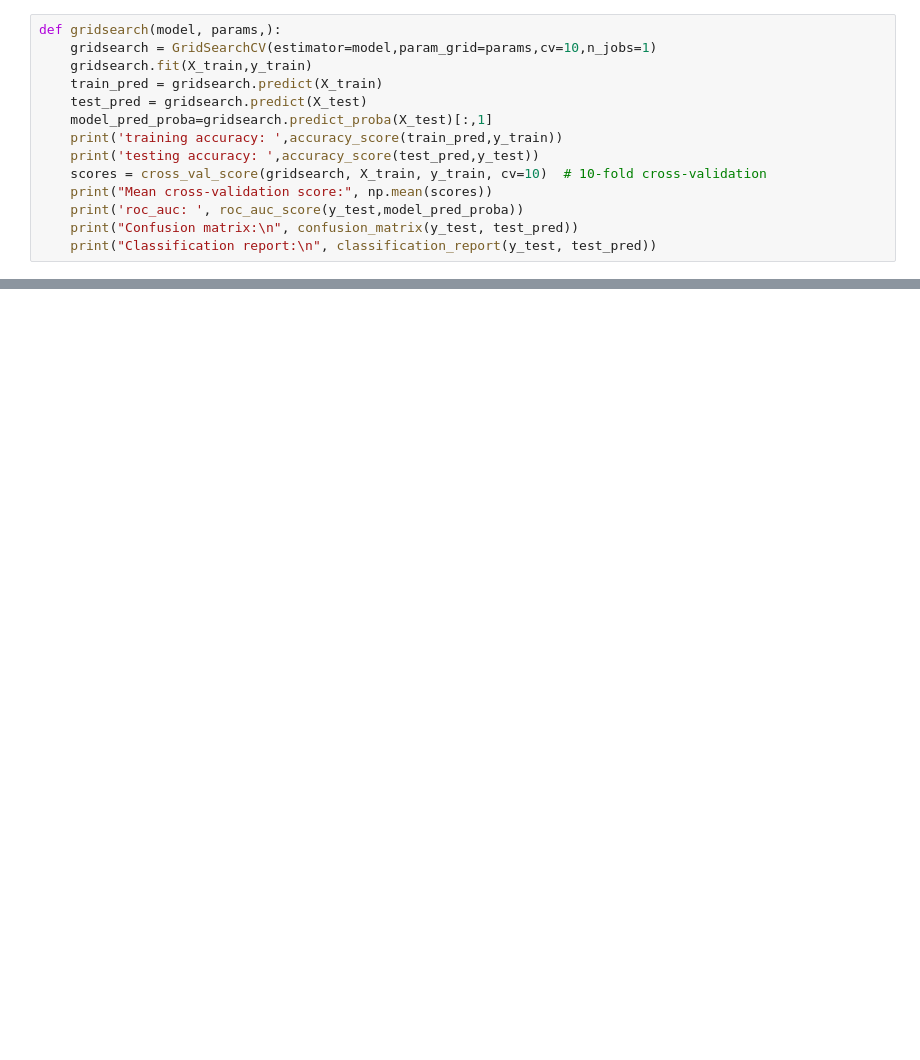
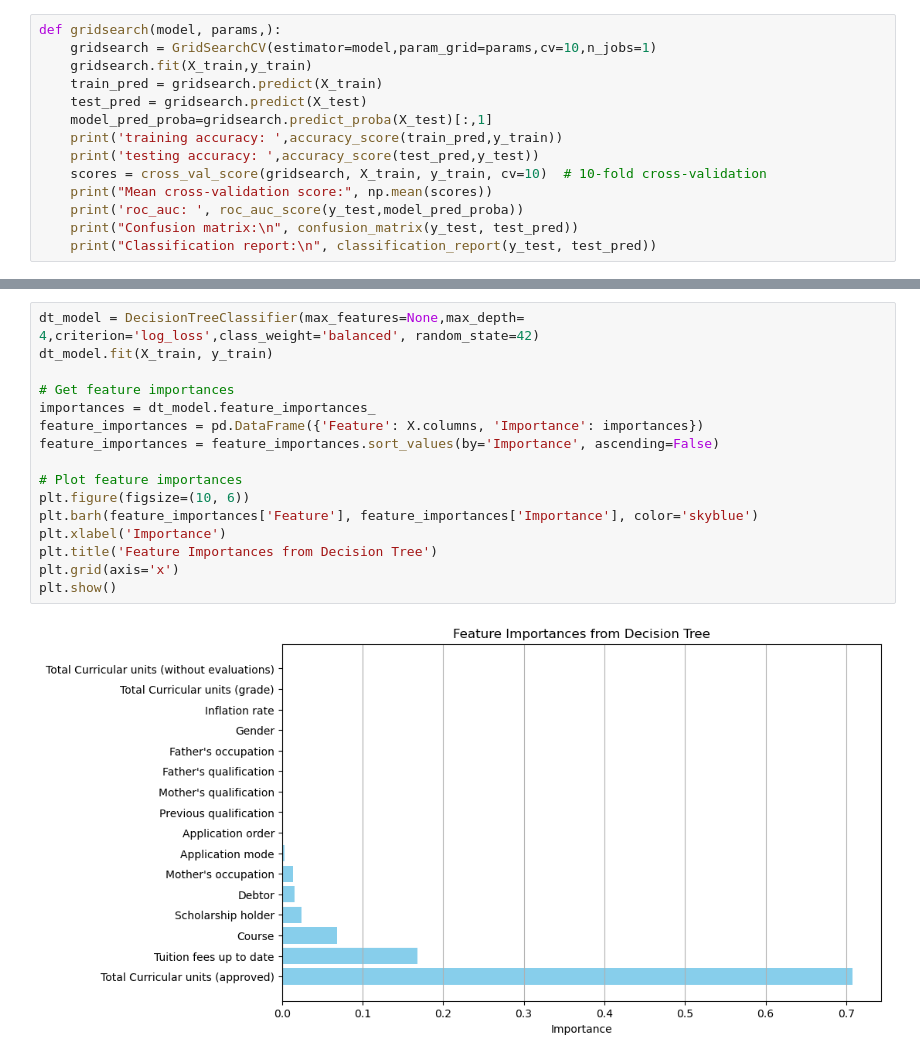
Before and after one commit to ChidiUmeh/3signet-Projects, a Jupyter notebook: week 5 Task/models optimization.ipynb, the cells around one changed output, grey strips where cells are left out. Saved outputs shown, nothing was run; the diff lists cells and outputs as text; blank space fills up the shorter version.

```diff
--- a/week 5 Task/models optimization.ipynb
+++ b/week 5 Task/models optimization.ipynb
@@ -49,0 +289,18 @@ def randomizedsearch(model, params,):
+# %%
+dt_model = DecisionTreeClassifier(max_features=None,max_depth= 4,criterion='log_loss',class_weight='balanced', random_state=42)
+dt_model.fit(X_train, y_train)
+
+# Get feature importances
+importances = dt_model.feature_importances_
+feature_importances = pd.DataFrame({'Feature': X.columns, 'Importance': importances})
+feature_importances = feature_importances.sort_values(by='Importance', ascending=False)
+
+# Plot feature importances
+plt.figure(figsize=(10, 6))
+plt.barh(feature_importances['Feature'], feature_importances['Importance'], color='skyblue')
+plt.xlabel('Importance')
+plt.title('Feature Importances from Decision Tree')
+plt.grid(axis='x')
+plt.show()
+# %% [output]
+[figure, added]
```
Also changed, not shown: parts of 31 cells of this notebook.
